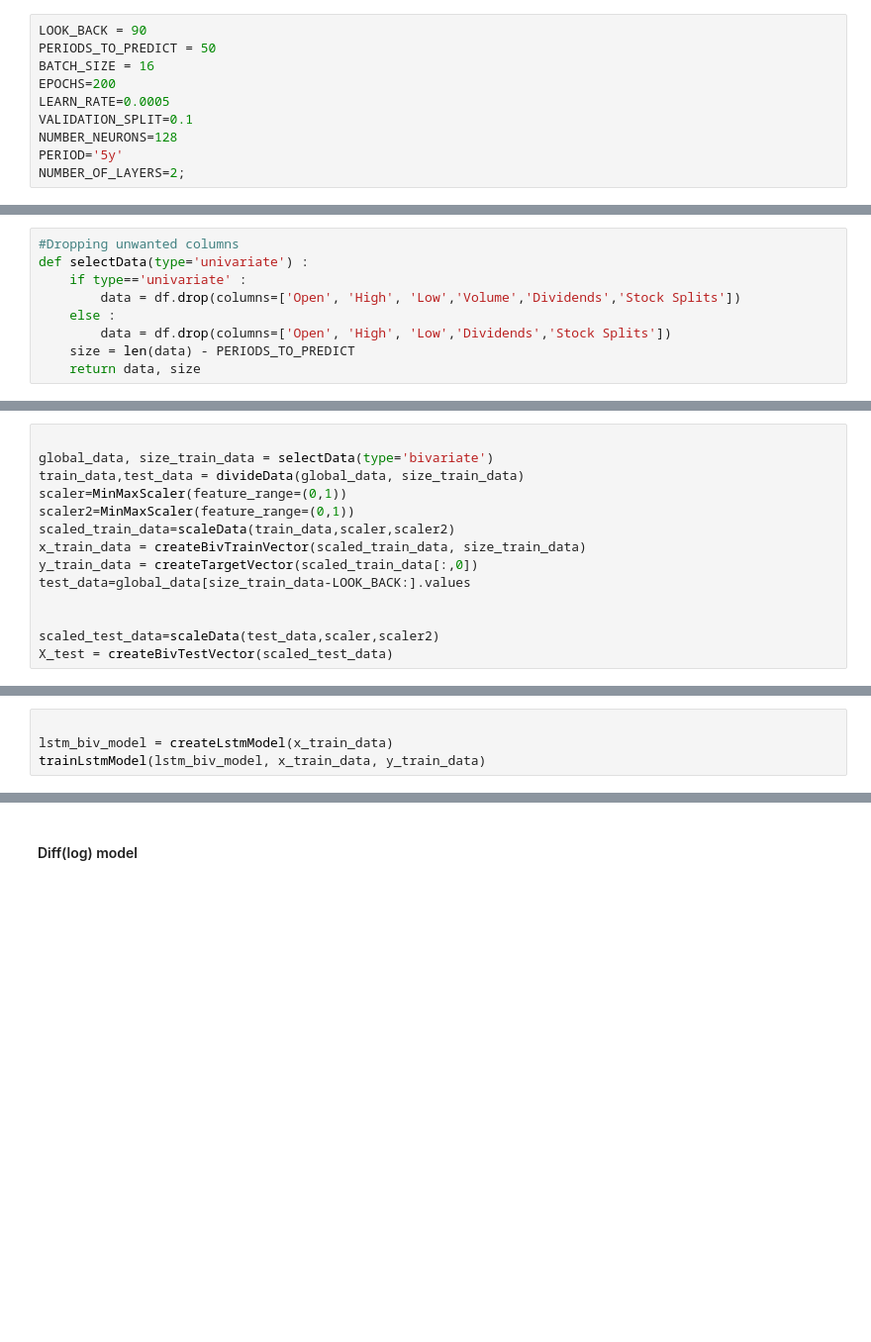
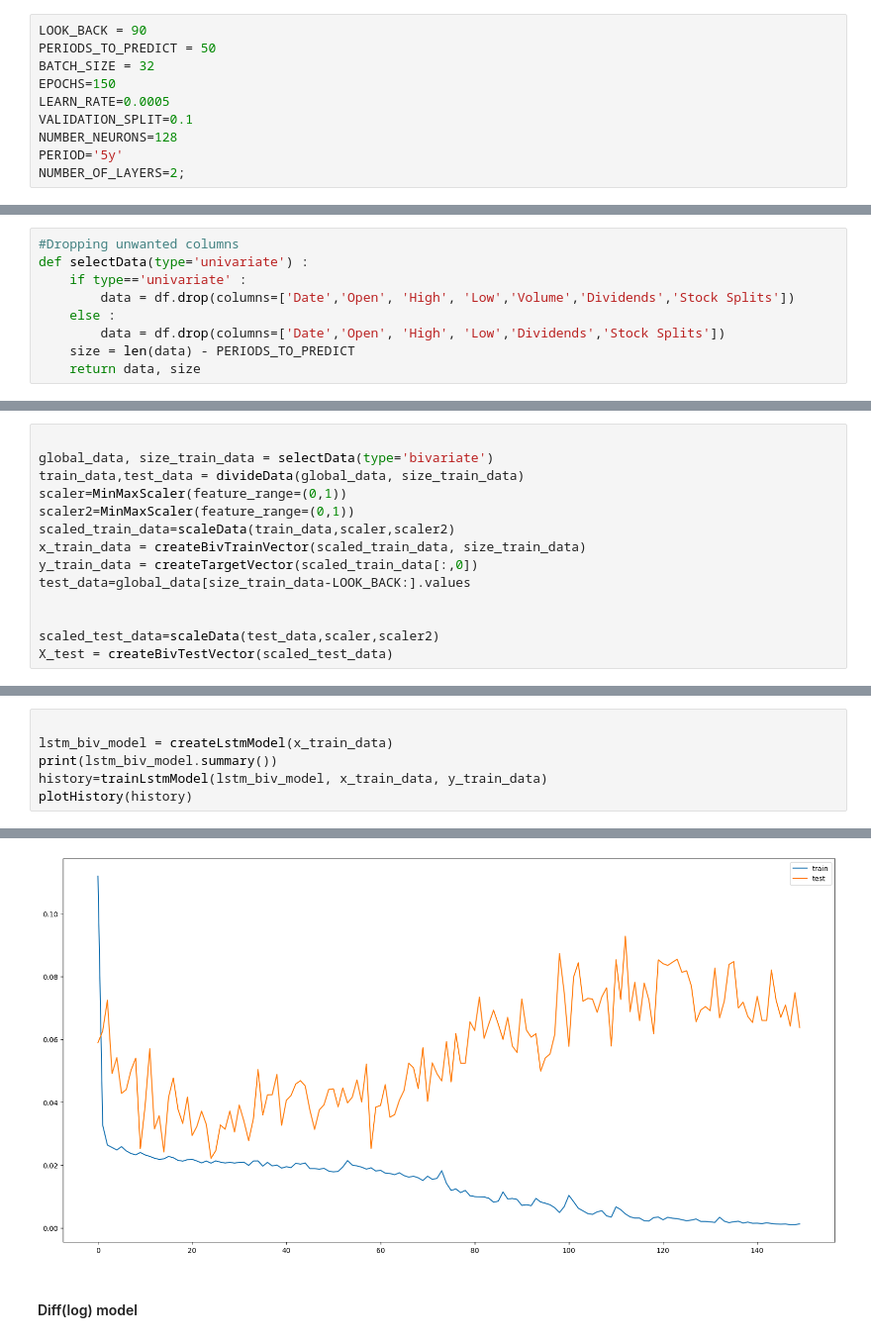
Before and after one commit to zohanny/LSTM-Euronext, a Jupyter notebook: EURONEXT LISBON - Forecasting with LSTM.ipynb, the cells around one changed output, grey strips where cells are left out. Shown at 99% size. Cells and saved outputs as stored; diff of their text form; blank space fills up the shorter version.

```diff
--- a/EURONEXT LISBON - Forecasting with LSTM.ipynb
+++ b/EURONEXT LISBON - Forecasting with LSTM.ipynb
@@ -25,8 +25,8 @@ import os
 # %%
 LOOK_BACK = 90
 PERIODS_TO_PREDICT = 50
-BATCH_SIZE = 16
-EPOCHS=200
+BATCH_SIZE = 32
+EPOCHS=150
 LEARN_RATE=0.0005
 VALIDATION_SPLIT=0.1
 NUMBER_NEURONS=128
@@ -72,9 +72,9 @@ df.describe()
 #Dropping unwanted columns
 def selectData(type='univariate') :
     if type=='univariate' :
-        data = df.drop(columns=['Open', 'High', 'Low','Volume','Dividends','Stock Splits'])
+        data = df.drop(columns=['Date','Open', 'High', 'Low','Volume','Dividends','Stock Splits'])
     else :
-        data = df.drop(columns=['Open', 'High', 'Low','Dividends','Stock Splits'])
+        data = df.drop(columns=['Date','Open', 'High', 'Low','Dividends','Stock Splits'])
     size = len(data) - PERIODS_TO_PREDICT
     return data, size
 # %%
@@ -326,5 +344,7 @@ print(y_train_data)
 # %%
 
 lstm_biv_model = createLstmModel(x_train_data)
-trainLstmModel(lstm_biv_model, x_train_data, y_train_data)
+print(lstm_biv_model.summary())
+history=trainLstmModel(lstm_biv_model, x_train_data, y_train_data)
+plotHistory(history)
 # %% [output]
@@ -348,3 +368,4 @@ Epoch 200/200
+[figure, added]
 # %% [markdown]
 #### Diff(log) model
 # %% [markdown]
```
Also changed, not shown: parts of 9 cells of this notebook.
